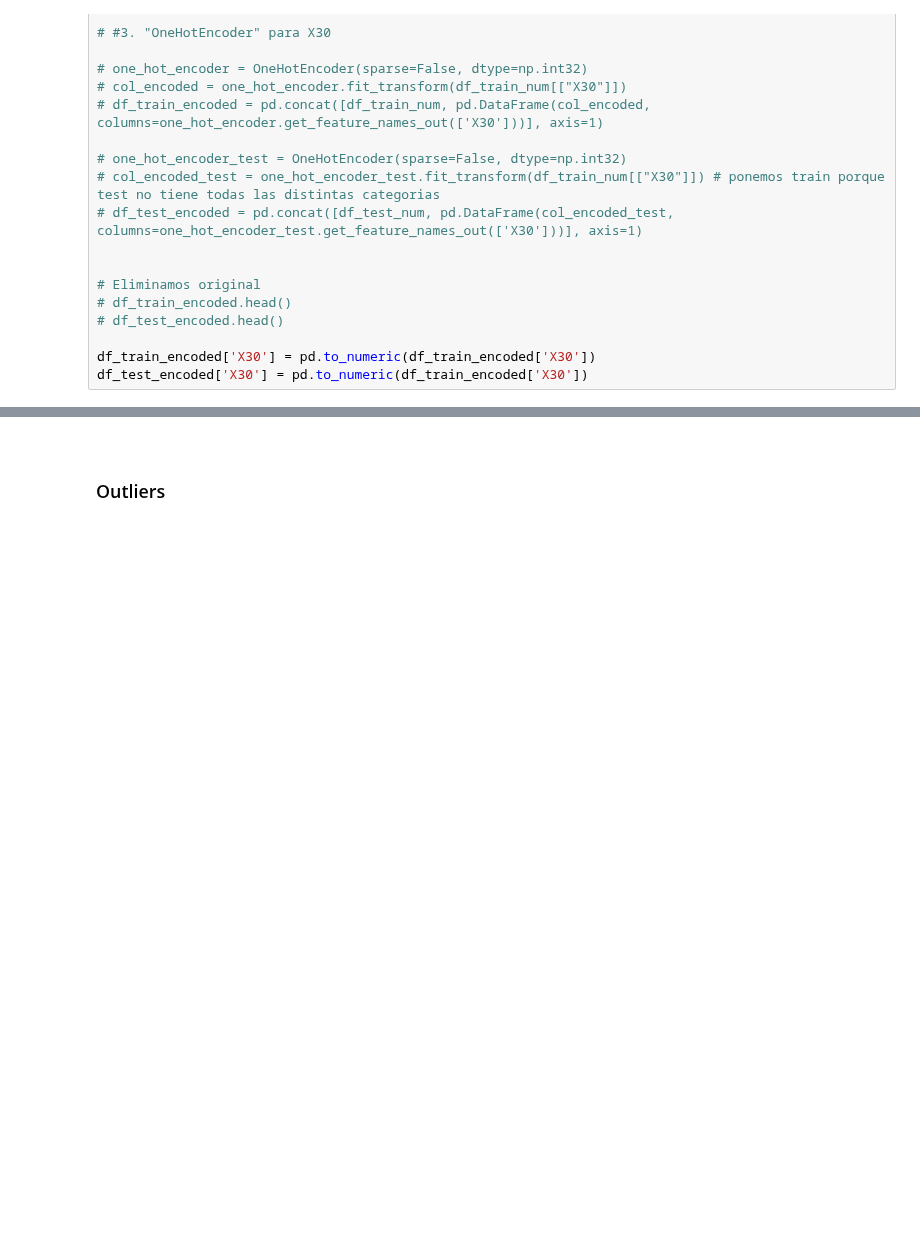
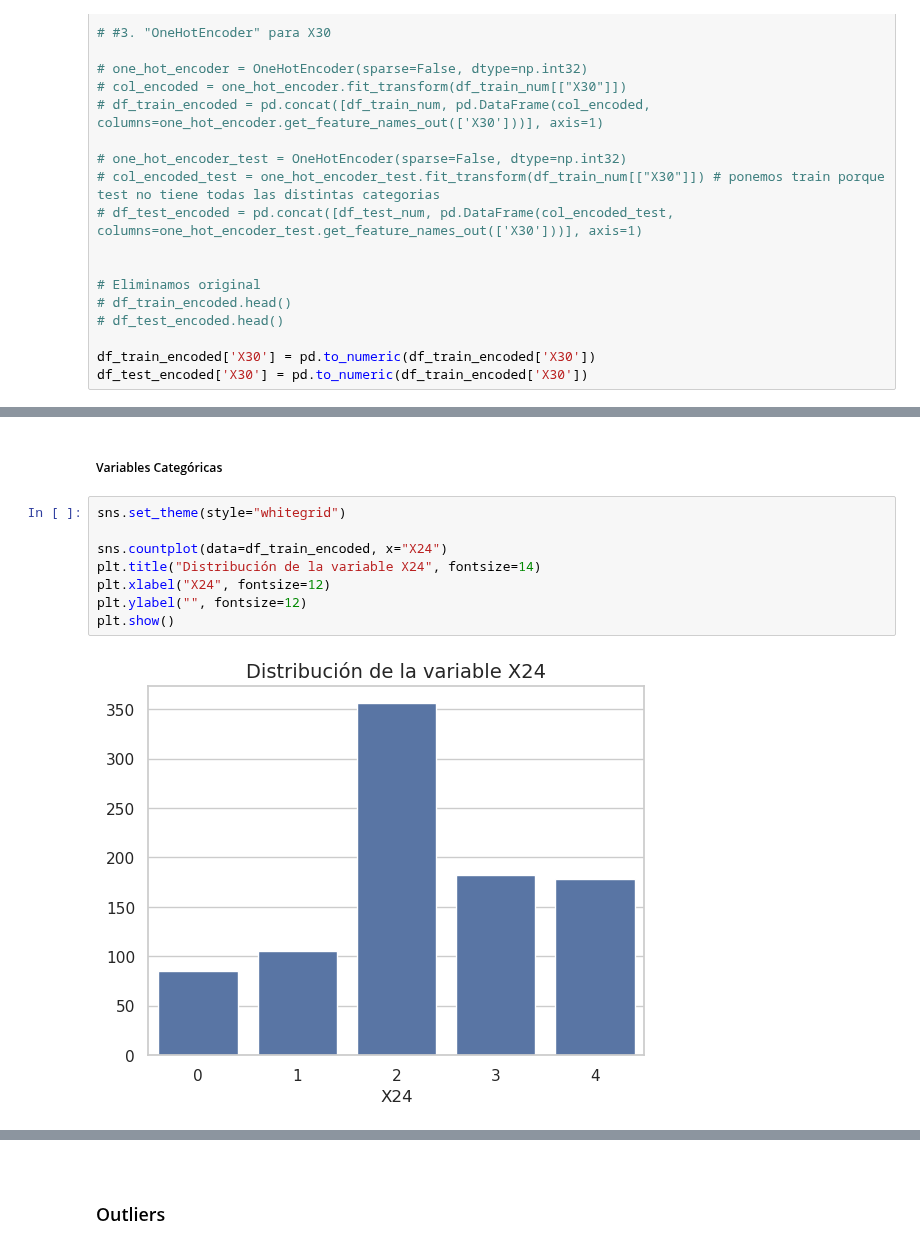
Before and after one commit to DomingoLopez/ClubFansIris, a Jupyter notebook: preprocesamiento/preprocesamiento.ipynb, the cells around one changed output, grey strips where cells are left out. Drawn from its saved outputs; the diff is of its cells as text; blank space fills up the shorter version.

```diff
--- a/preprocesamiento/preprocesamiento.ipynb
+++ b/preprocesamiento/preprocesamiento.ipynb
@@ -313,0 +335,12 @@ df_test_encoded['X30'] = pd.to_numeric(df_train_encoded['X30'])
+# %% [markdown]
+##### Variables Categóricas
+# %%
+sns.set_theme(style="whitegrid")
+
+sns.countplot(data=df_train_encoded, x="X24")
+plt.title("Distribución de la variable X24", fontsize=14)
+plt.xlabel("X24", fontsize=12)
+plt.ylabel("", fontsize=12)
+plt.show()
+# %% [output]
+[figure, added]
```
Also changed, not shown: parts of 8 cells of this notebook.
